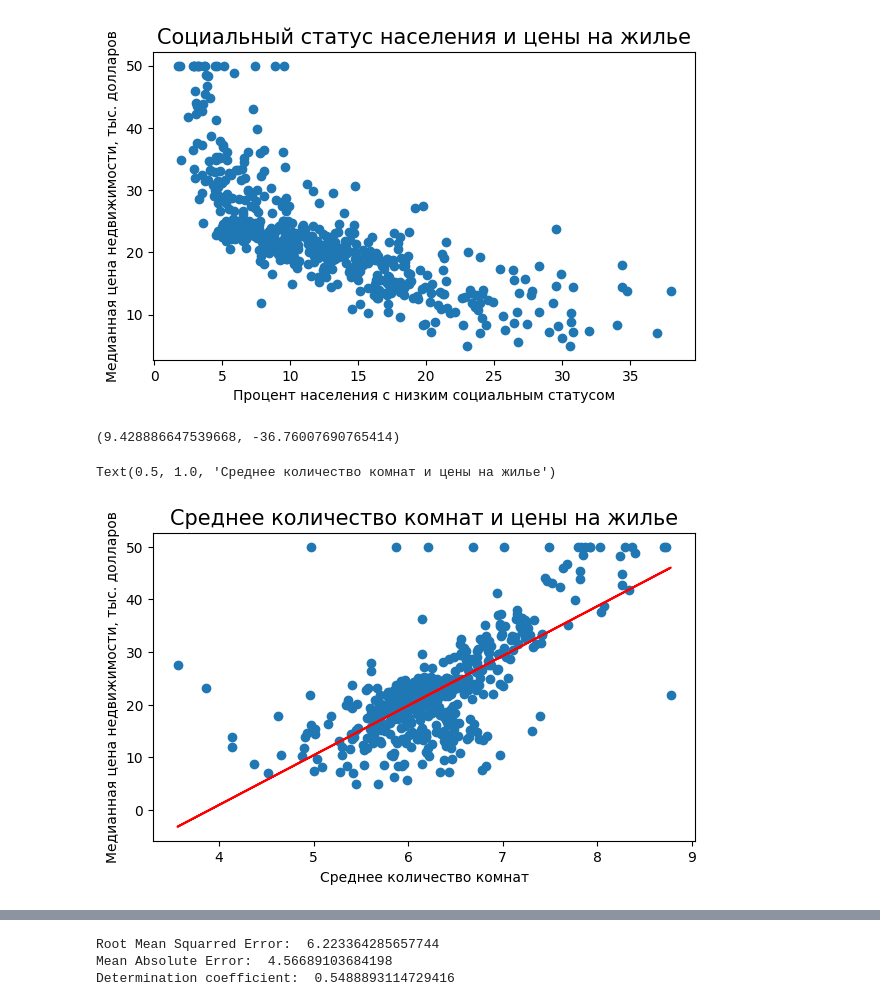
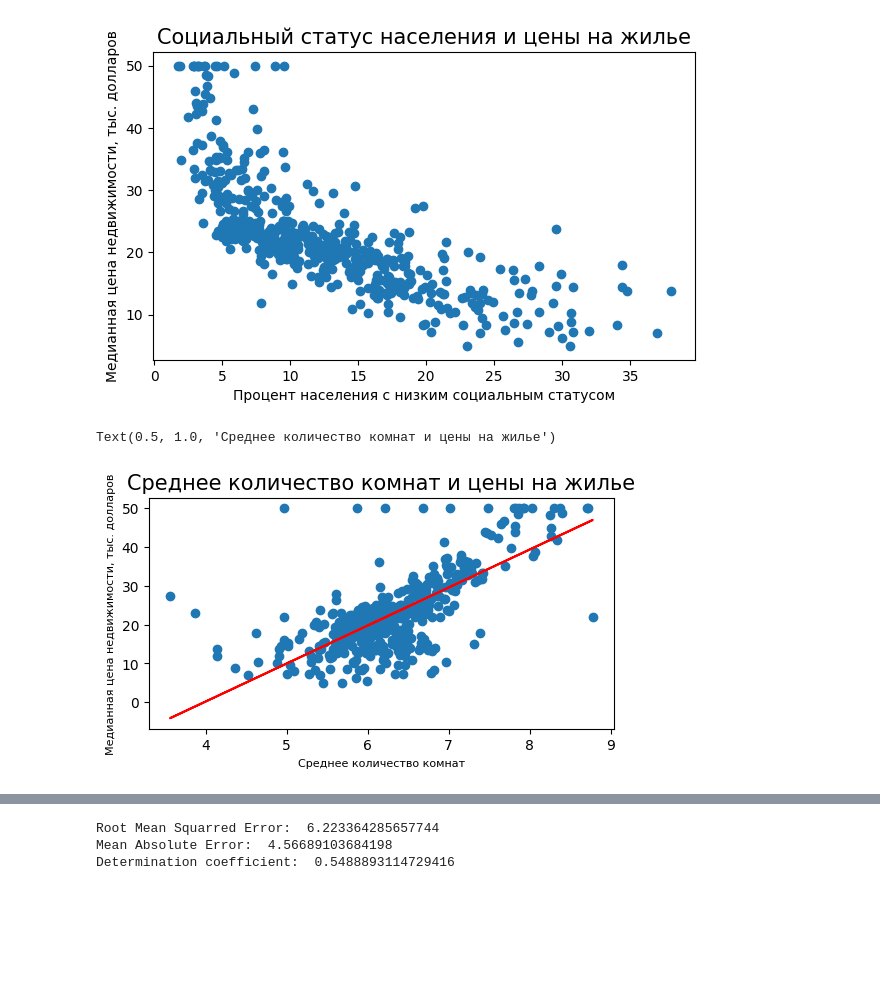
Before and after one commit to IskanderSh/course-work, a Jupyter notebook: course-work.ipynb, the cells around one changed output, grey strips where cells are left out. Drawn from its saved outputs; the diff is of its cells as text; code cells hidden in the pictures; blank space fills up the shorter version.

```diff
--- a/course-work.ipynb
+++ b/course-work.ipynb
@@ -75,22 +68,16 @@ lin_reg = LinearRegression()
 lin_reg.fit(xrm_train, yrm_train)
 
 yrm_pred = lin_reg.predict(xrm_test)
-
-a = float(lin_reg.coef_[0])
-b = float(lin_reg.intercept_[0])
-a, b
-# %% [output]
-(9.428886647539668, -36.76007690765414)
 # %%
-plt.figure(figsize=(7, 4))
+plt.figure(figsize=(6, 3))
 plt.scatter(rm, medv)
-plt.plot(rm, rm * a + b, 'r', markersize=10)
-plt.xlabel('Среднее количество комнат', fontsize = 10)
-plt.ylabel('Медианная цена недвижимости, тыс. долларов', fontsize = 10)
+plt.plot(rm, rm * lin_reg.coef_[0] + lin_reg.intercept_, 'r', markersize=10)
+plt.xlabel('Среднее количество комнат', fontsize = 8)
+plt.ylabel('Медианная цена недвижимости, тыс. долларов', fontsize = 8)
 plt.title('Среднее количество комнат и цены на жилье', fontsize = 15)
 # %% [output]
 Text(0.5, 1.0, 'Среднее количество комнат и цены на жилье')
-[figure, old version]
+[figure, new version]
 # %%
 print("Root Mean Squarred Error: ", np.sqrt(mean_squared_error(yrm_test, yrm_pred)))
 print("Mean Absolute Error: ", mean_absolute_error(yrm_test, yrm_pred))
```
Also changed, not shown: parts of 9 cells of this notebook, 2 other files.
